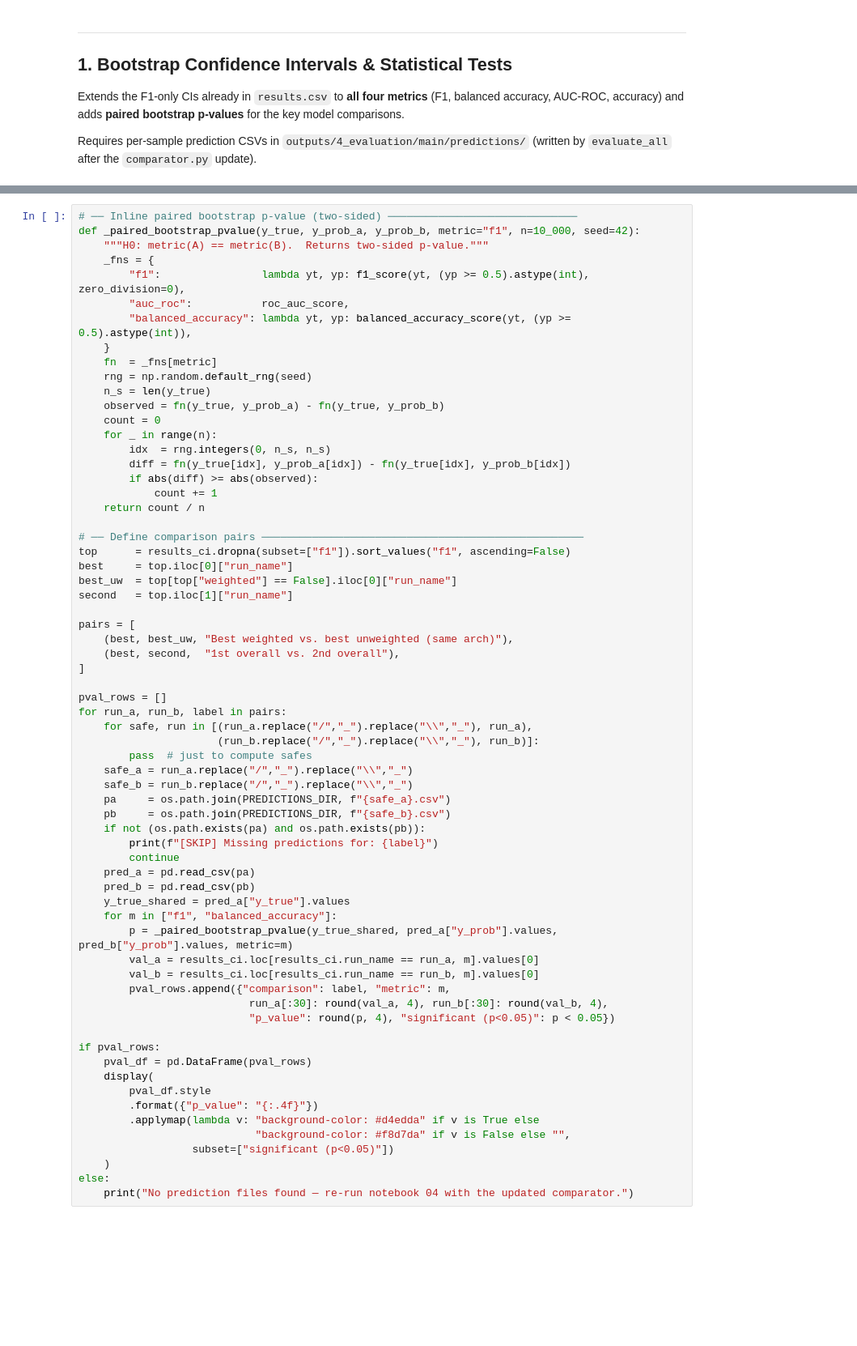
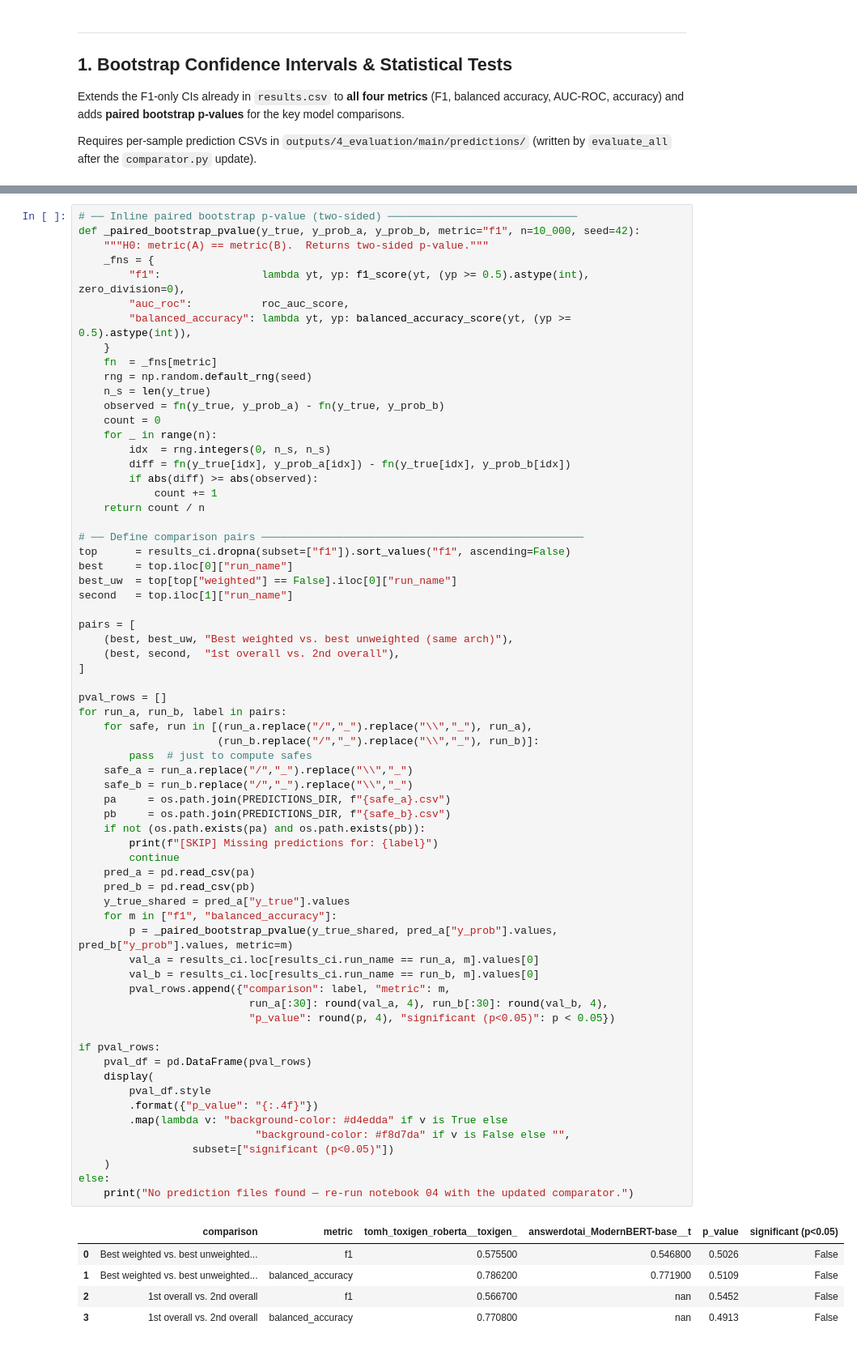
Before and after one commit to alex-dias/modernbert-hs, a Jupyter notebook: notebooks/05_analysis.ipynb, the cells around one changed output, grey strips where cells are left out. Shown at 81% size. Saved outputs shown, nothing was run; the diff lists cells and outputs as text; blank space fills up the shorter version.

```diff
--- a/notebooks/05_analysis.ipynb
+++ b/notebooks/05_analysis.ipynb
@@ -248,34 +276,40 @@ for run_a, run_b, label in pairs:
                       (run_b.replace("/","_").replace("\\","_"), run_b)]:
         pass  # just to compute safes
     safe_a = run_a.replace("/","_").replace("\\","_")
     safe_b = run_b.replace("/","_").replace("\\","_")
     pa     = os.path.join(PREDICTIONS_DIR, f"{safe_a}.csv")
     pb     = os.path.join(PREDICTIONS_DIR, f"{safe_b}.csv")
     if not (os.path.exists(pa) and os.path.exists(pb)):
         print(f"[SKIP] Missing predictions for: {label}")
         continue
     pred_a = pd.read_csv(pa)
     pred_b = pd.read_csv(pb)
     y_true_shared = pred_a["y_true"].values
     for m in ["f1", "balanced_accuracy"]:
         p = _paired_bootstrap_pvalue(y_true_shared, pred_a["y_prob"].values, pred_b["y_prob"].values, metric=m)
         val_a = results_ci.loc[results_ci.run_name == run_a, m].values[0]
         val_b = results_ci.loc[results_ci.run_name == run_b, m].values[0]
         pval_rows.append({"comparison": label, "metric": m,
                            run_a[:30]: round(val_a, 4), run_b[:30]: round(val_b, 4),
                            "p_value": round(p, 4), "significant (p<0.05)": p < 0.05})
 
 if pval_rows:
     pval_df = pd.DataFrame(pval_rows)
     display(
         pval_df.style
         .format({"p_value": "{:.4f}"})
-        .applymap(lambda v: "background-color: #d4edda" if v is True else
+        .map(lambda v: "background-color: #d4edda" if v is True else
                             "background-color: #f8d7da" if v is False else "",
                   subset=["significant (p<0.05)"])
     )
 else:
     print("No prediction files found — re-run notebook 04 with the updated comparator.")
+# %% [output]
+|  | comparison | metric | tomh_toxigen_roberta__toxigen_ | answerdotai_ModernBERT-base__t | p_value | significant (p<0.05) |
+| 0 | Best weighted vs. best unweighted... | f1 | 0.575500 | 0.546800 | 0.5026 | False |
+| 1 | Best weighted vs. best unweighted... | balanced_accuracy | 0.786200 | 0.771900 | 0.5109 | False |
+| 2 | 1st overall vs. 2nd overall | f1 | 0.566700 | nan | 0.5452 | False |
+| 3 | 1st overall vs. 2nd overall | balanced_accuracy | 0.770800 | nan | 0.4913 | False |
 # %% [markdown]
 ---
 ## 2. Reverse Density: Russian Coverage under ToxiGen
```
Also changed, not shown: parts of 20 cells of this notebook, 3 other files.
